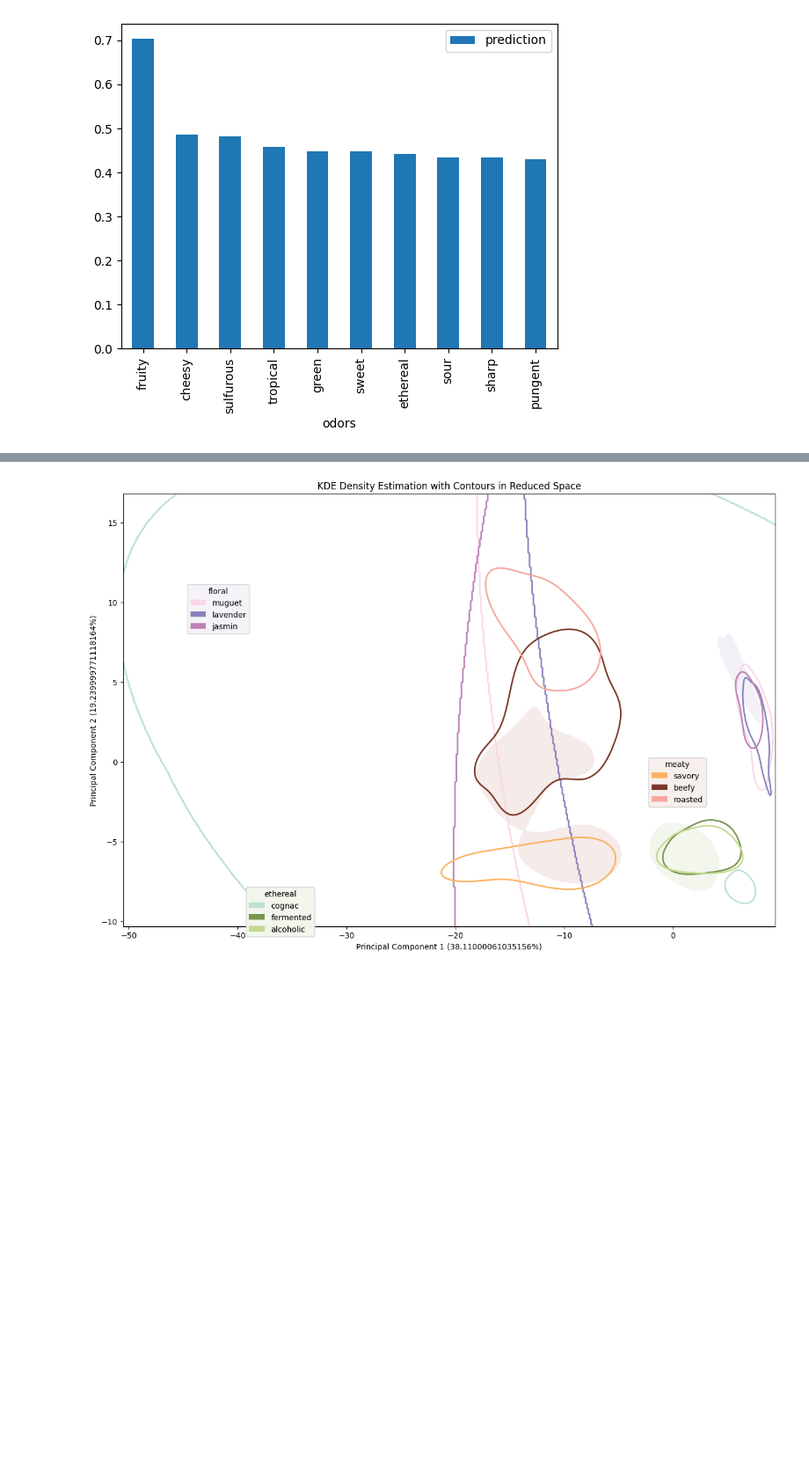
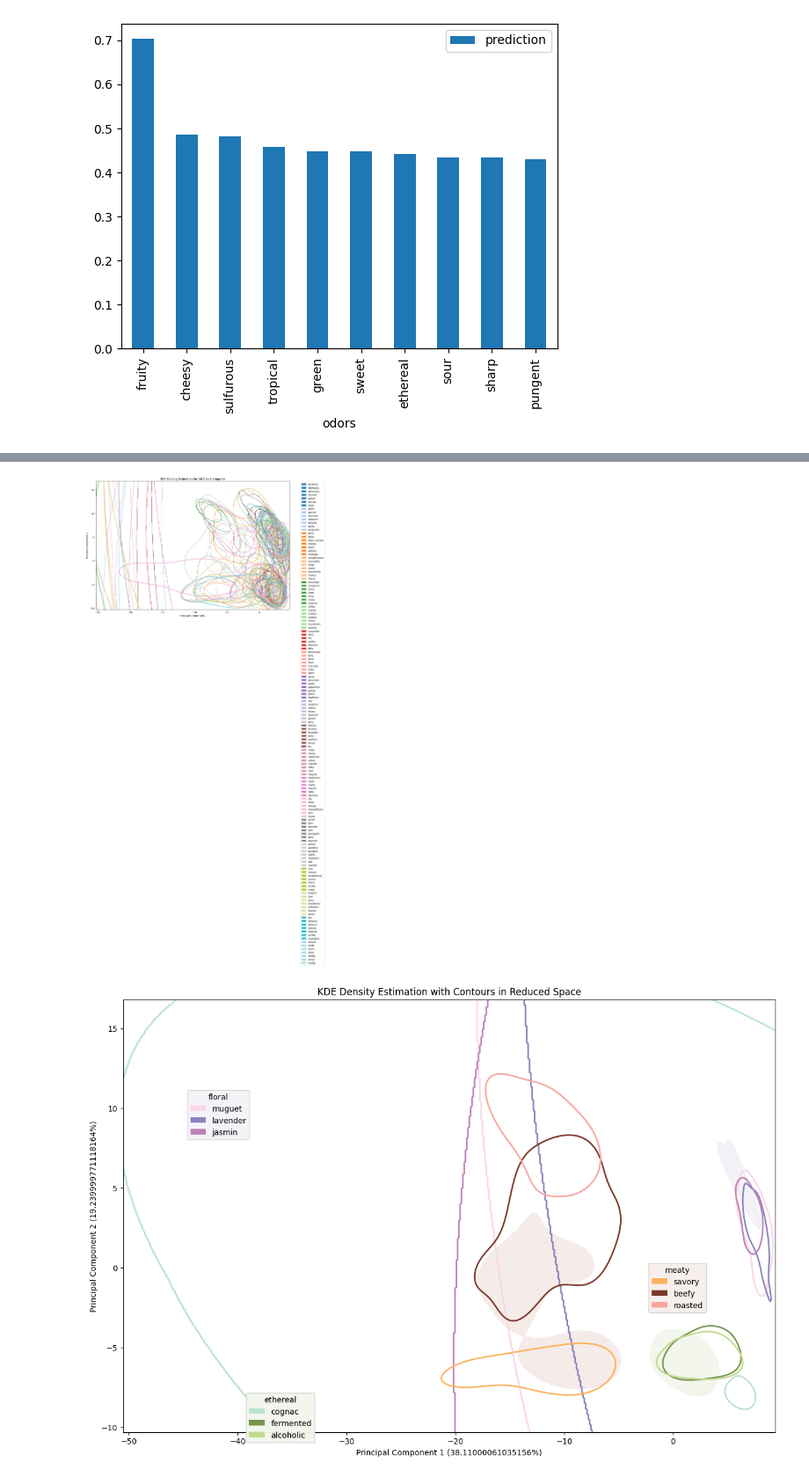
Before and after one commit to cluiverto/osmo, a Jupyter notebook: notebooks/openpom.ipynb, the cells around one changed output, grey strips where cells are left out. Shown at 88% size. Drawn from its saved outputs; the diff is of its cells as text; code cells hidden in the pictures; blank space fills up the shorter version.

```diff
--- a/notebooks/openpom.ipynb
+++ b/notebooks/openpom.ipynb
@@ -288,3 +334,7 @@ pom_plot(model, dataset, is_preds=False)
+# %%
+pom_plot_all(model, dataset)
+# %% [output]
+[figure, added]
 # %%
 pom_plot(model, dataset, is_preds=True)
 # %% [output]
```
Also changed, not shown: parts of 3 cells of this notebook, 3 other files.
